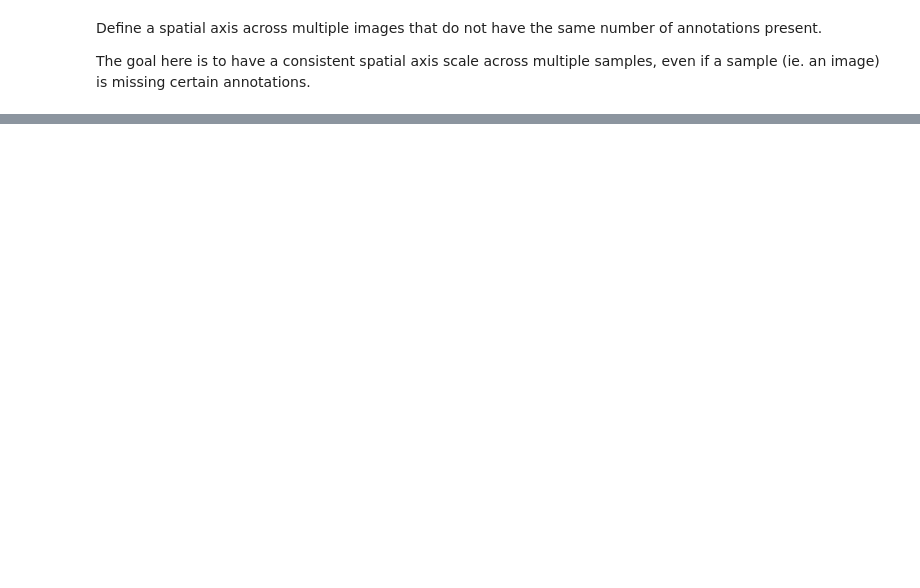
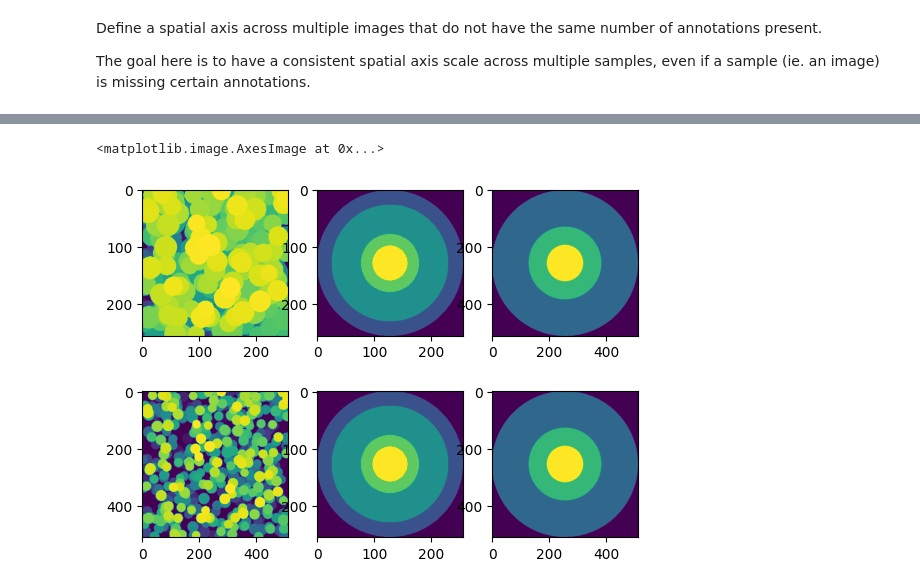
Before and after one commit to callum-jpg/spatial_axis, a Jupyter notebook: notebooks/spatial_axis_for_multiple_samples.ipynb, the cells around one changed output, grey strips where cells are left out. Drawn from its saved outputs; the diff is of its cells as text; code cells hidden in the pictures; blank space fills up the shorter version.

```diff
--- a/notebooks/spatial_axis_for_multiple_samples.ipynb
+++ b/notebooks/spatial_axis_for_multiple_samples.ipynb
@@ -161,0 +199,76 @@ ax[2, 2].set_title(f"Cells in range {mi} : {ma}")
+# %%
+# Create some shapes and broad annotations
+
+shapes1 = random_shapely_circles(
+    image_shape=IMG_SHAPE,
+    num_circles=500,
+    min_radius=15,
+    max_radius=20,
+    seed=42,
+)
+
+shapes2 = random_shapely_circles(
+    image_shape=(512, 512),
+    num_circles=500,
+    min_radius=15,
+    max_radius=20,
+    seed=42,
+)
+
+labeled_shapes = [(polygon, idx + 1) for idx, polygon in enumerate(shapes1)]
+labeled_shapes = rasterize(
+    [(poly, label) for poly, label in labeled_shapes],
+    out_shape=IMG_SHAPE,
+    fill=0,  # Background value
+)
+
+labeled_shapes2 = [(polygon, idx + 1) for idx, polygon in enumerate(shapes2)]
+labeled_shapes2 = rasterize(
+    [(poly, label) for poly, label in labeled_shapes2],
+    out_shape=(512, 512),
+    fill=0,  # Background value
+)
+
+
+broad_annotations1 = create_broad_annotation_polygons(
+    image_shape=IMG_SHAPE,
+    annotation_shape="circle",
+    num_levels=NUM_BROAD_ANNOTATION,
+    downscale_factor=[0.8, 0.5, 0.6, 0.8],
+)
+
+broad_annotations2 = create_broad_annotation_polygons(
+    image_shape=(512, 512),
+    annotation_shape="circle",
+    num_levels=NUM_BROAD_ANNOTATION - 1,
+    downscale_factor=0.5,
+)
+
+labeled_broad_annotations1 = [
+    (polygon, idx) for idx, polygon in enumerate(broad_annotations1)
+]
+labeled_broad_annotations1 = rasterize(
+    [(poly, label) for poly, label in labeled_broad_annotations1],
+    out_shape=IMG_SHAPE,
+    fill=0,  # Background value
+)
+labeled_broad_annotations2 = [
+    (polygon, idx) for idx, polygon in enumerate(broad_annotations2)
+]
+labeled_broad_annotations2 = rasterize(
+    [(poly, label) for poly, label in labeled_broad_annotations2],
+    out_shape=(512, 512),
+    fill=0,  # Background value
+)
+
+fig, ax = plt.subplots(2, 3)
+ax[0, 0].imshow(labeled_shapes)
+ax[0, 1].imshow(labeled_broad_annotations1)
+ax[0, 2].imshow(labeled_broad_annotations2)
+
+ax[1, 0].imshow(labeled_shapes2)
+ax[1, 1].imshow(labeled_broad_annotations1)
+ax[1, 2].imshow(labeled_broad_annotations2)
+# %% [output]
+<matplotlib.image.AxesImage at 0x...>
+[figure, added]
```
Also changed, not shown: parts of 10 cells of this notebook, 1 other file.
